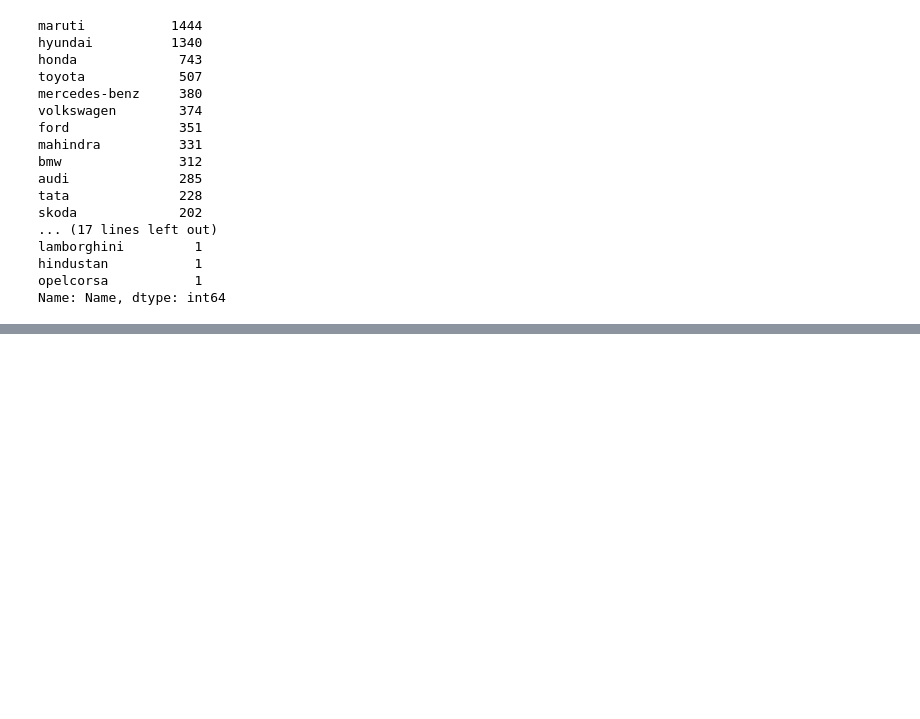
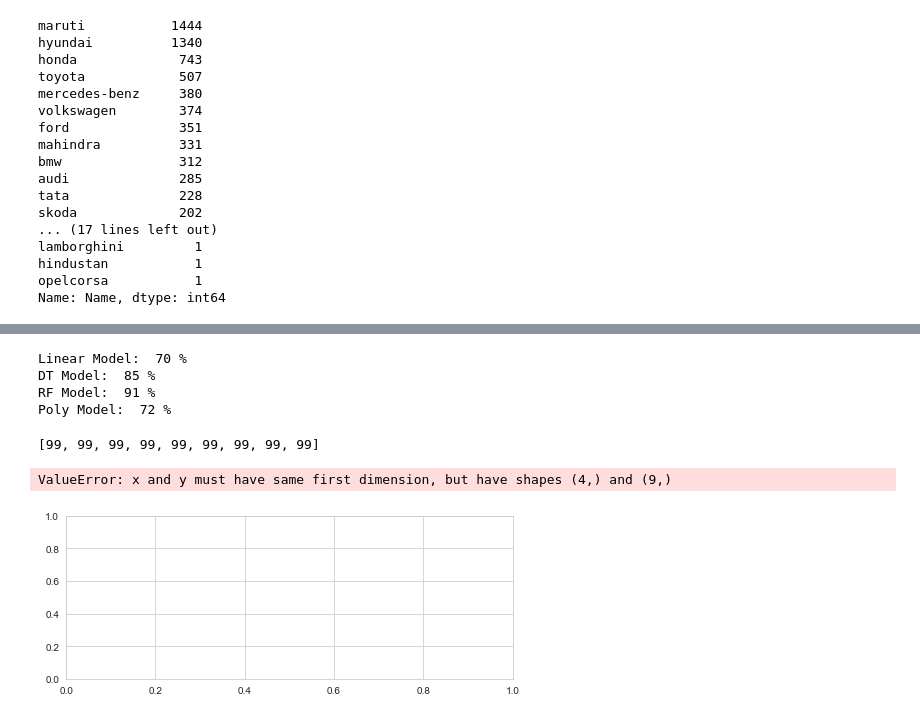
Before and after one commit to Mudit9669/JECRC_CS_Sep22, a Jupyter notebook: day25.ipynb, the cells around one changed output, grey strips where cells are left out. Cells and saved outputs as stored; diff of their text form; code cells hidden in the pictures; blank space fills up the shorter version.

```diff
--- a/day25.ipynb
+++ b/day25.ipynb
@@ -229,0 +590,3 @@ Name: Name, dtype: int64
+# %%
+cars_df = cars[selected_cols+[target_col]]
+cars_df.head()
@@ -229,0 +600,5 @@ Name: Name, dtype: int64
+# %%
+cars_dummies = pd.get_dummies(cars_df).drop('Transmission_Automatic',axis=1)
+# %%
+features = cars_dummies.drop('Price',axis=1)
+target = cars_dummies['Price']
@@ -229,0 +608,42 @@ Name: Name, dtype: int64
+# %%
+from sklearn.model_selection import train_test_split
+xtrain,xtest,ytrain,ytest = train_test_split(features, target , test_size = 0.25, random_state = 101)
+xtrainp,xtestp,ytrainp,ytestp = train_test_split(features, target , test_size = 0.25, random_state = 101)
+
+from sklearn.linear_model import LinearRegression
+from sklearn.tree import DecisionTreeRegressor
+from sklearn.ensemble import RandomForestRegressor
+
+model_linear = LinearRegression().fit(xtrain,ytrain)
+model_dt = DecisionTreeRegressor().fit(xtrain,ytrain)
+model_rf = RandomForestRegressor().fit(xtrain,ytrain)
+model_poly = LinearRegression().fit(xtrainp,ytrainp)
+
+print('Linear Model: ', round(100*model_linear.score(xtest,ytest)),'%')
+print('DT Model: ', round(100*model_dt.score(xtest,ytest)),'%')
+print('RF Model: ', round(100*model_rf.score(xtest,ytest)),'%')
+print('Poly3 Model: ', round(100*model_poly.score(xtrainp,ytrainp)),'%')
+# %% [output]
+Linear Model:  70 %
+DT Model:  85 %
+RF Model:  91 %
+Poly Model:  72 %
+# %%
+# Elbow Method:
+scores=[]
+for i in range(1,10):
+    feats_i = PolynomialFeatures(degree = 3).fit_transform(features)
+    model_i = LinearRegression().fit(feats_i,target)
+    scores.append(round(100 - model_i.score(feats_i,target)))
+# %%
+scores
+# %% [output]
+[99, 99, 99, 99, 99, 99, 99, 99, 99]
+# %%
+plt.figure(figsize=(8,3))
+plt.plot(range(1,5),scores,marker='0',markersize=10)
+plt.grid(True)
+plt.show()
+# %% [output]
+ValueError: x and y must have same first dimension, but have shapes (4,) and (9,)
+[figure, added]
```
Also changed, not shown: parts of 36 cells of this notebook.
